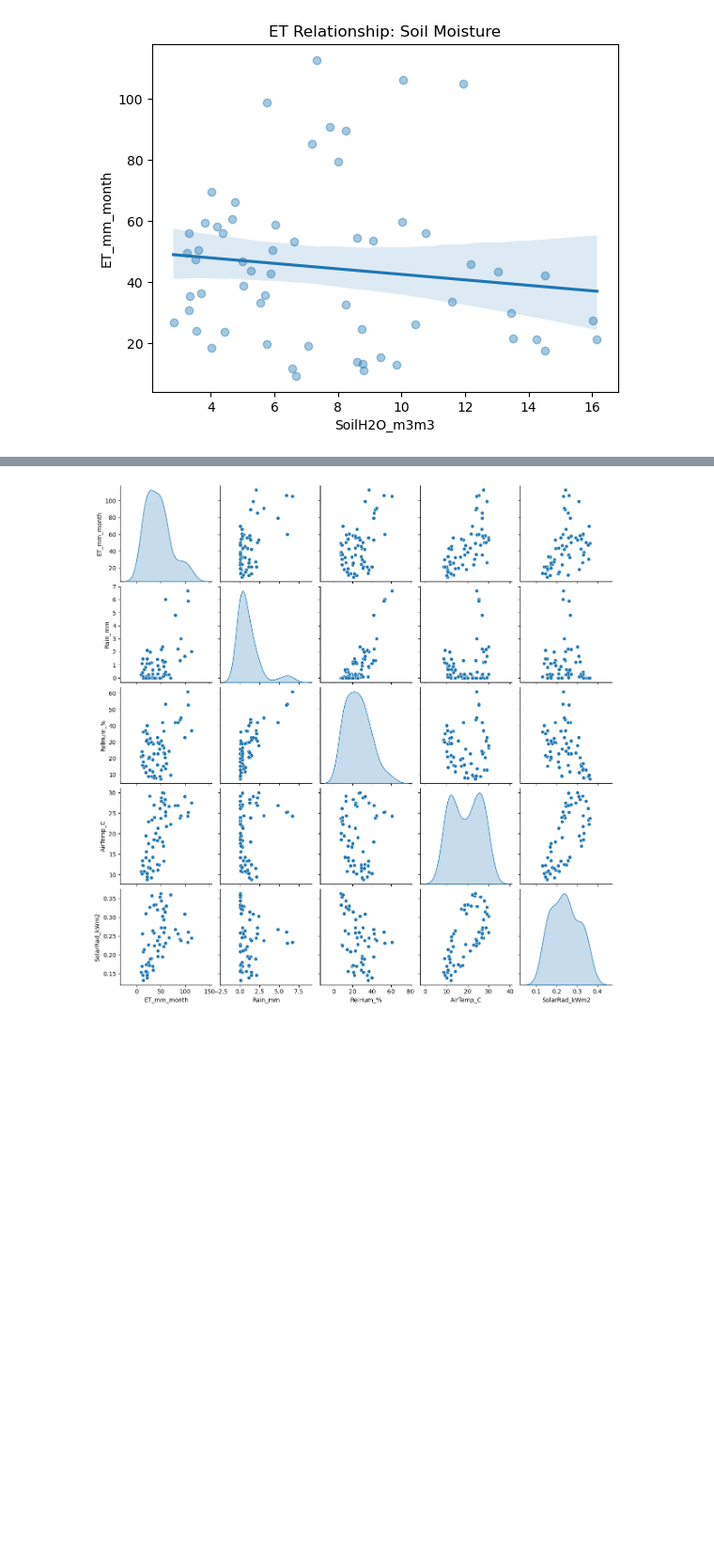
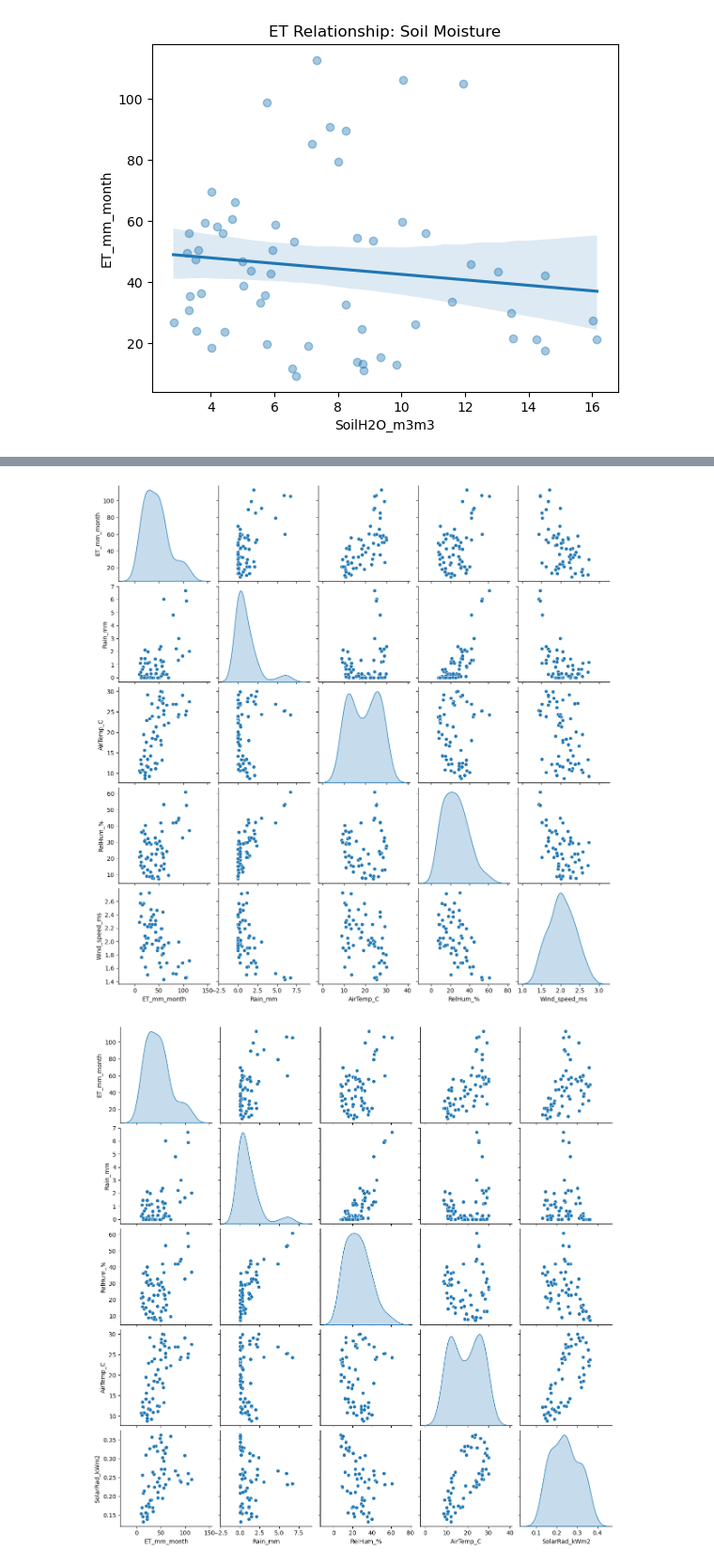
Before and after one commit to bcf0030/eda-project-evapotranspiration, a Jupyter notebook: data_exploration.ipynb, the cells around one changed output, grey strips where cells are left out. Shown at 94% size. Cells and saved outputs as stored; diff of their text form; code cells hidden in the pictures; blank space fills up the shorter version.

```diff
--- a/data_exploration.ipynb
+++ b/data_exploration.ipynb
@@ -77 +82,8 @@ Text(0.5, 1.0, 'ET Relationship: Vapor Pressure Deficit')
+# %%
+et_vars = ['ET_mm_month', 'Rain_mm', 'AirTemp_C', 'RelHum_%', 'Wind_speed_ms']
+
+sns.pairplot(df_clean[et_vars], diag_kind='kde')
+plt.show()
+# %% [output]
+[figure, added]
 # %%
```
Also changed, not shown: parts of 9 cells of this notebook.
